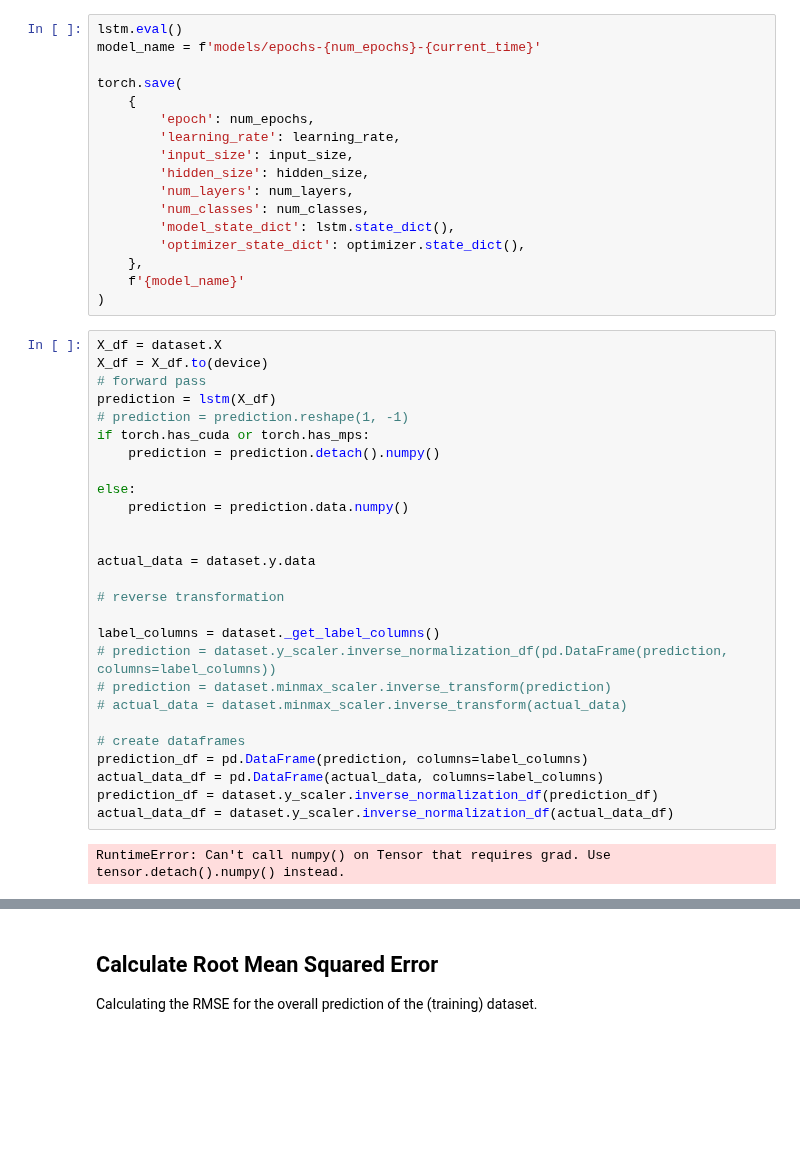
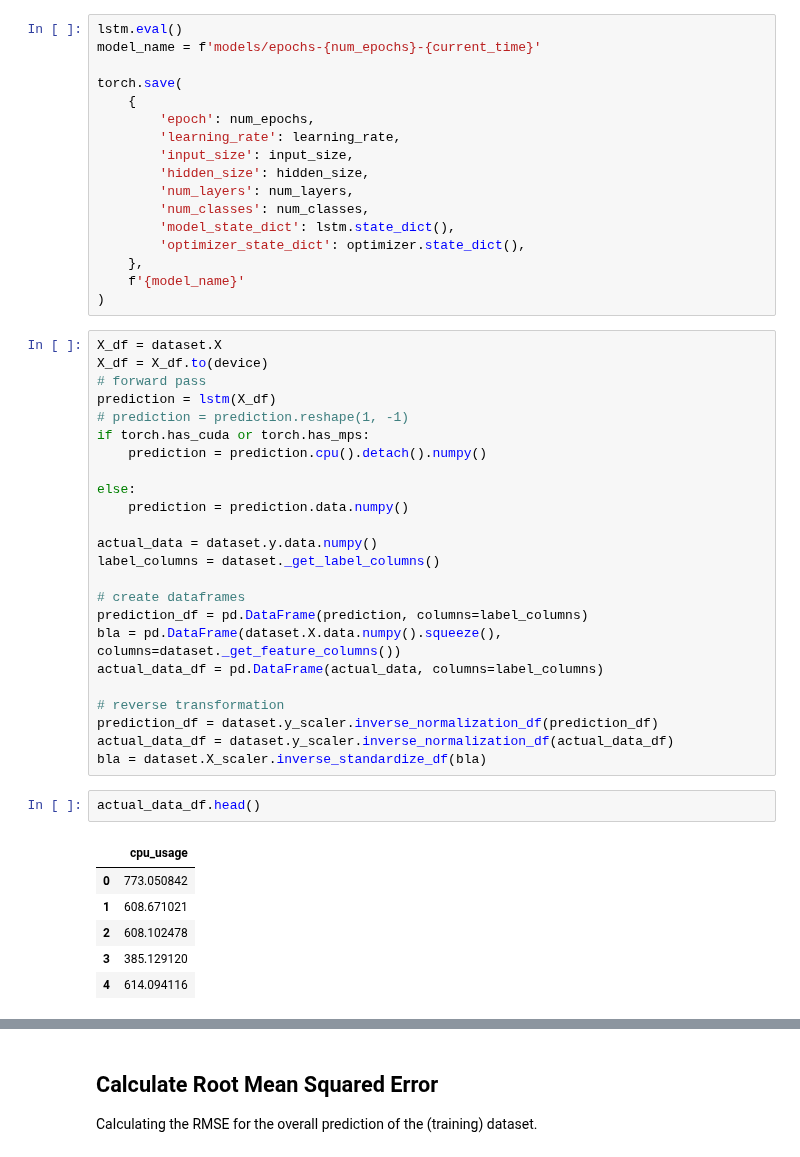
Before and after one commit to MyGodItsFull0fStars/alibaba_clusterdata, a Jupyter notebook: cluster-trace-gpu-v2020/prediction/lstm_general_prediction.ipynb, the cells around one changed output, grey strips where cells are left out. Drawn from its saved outputs; the diff is of its cells as text; blank space fills up the shorter version.

```diff
--- a/cluster-trace-gpu-v2020/prediction/lstm_general_prediction.ipynb
+++ b/cluster-trace-gpu-v2020/prediction/lstm_general_prediction.ipynb
@@ -211,25 +210,29 @@ X_df = X_df.to(device)
 prediction = lstm(X_df)
 # prediction = prediction.reshape(1, -1)
 if torch.has_cuda or torch.has_mps:
-    prediction = prediction.detach().numpy()
+    prediction = prediction.cpu().detach().numpy()
 
 else:
     prediction = prediction.data.numpy()
 
-
-actual_data = dataset.y.data
-
-# reverse transformation
-
+actual_data = dataset.y.data.numpy()
 label_columns = dataset._get_label_columns()
-# prediction = dataset.y_scaler.inverse_normalization_df(pd.DataFrame(prediction, columns=label_columns))
-# prediction = dataset.minmax_scaler.inverse_transform(prediction)
-# actual_data = dataset.minmax_scaler.inverse_transform(actual_data)
 
 # create dataframes
 prediction_df = pd.DataFrame(prediction, columns=label_columns)
+bla = pd.DataFrame(dataset.X.data.numpy().squeeze(), columns=dataset._get_feature_columns())
 actual_data_df = pd.DataFrame(actual_data, columns=label_columns)
+
+# reverse transformation
 prediction_df = dataset.y_scaler.inverse_normalization_df(prediction_df)
 actual_data_df = dataset.y_scaler.inverse_normalization_df(actual_data_df)
+bla = dataset.X_scaler.inverse_standardize_df(bla)
-# %% [output]
-RuntimeError: Can't call numpy() on Tensor that requires grad. Use tensor.detach().numpy() instead.
+# %%
+actual_data_df.head()
+# %% [output]
+|  | cpu_usage |
+| 0 | 773.050842 |
+| 1 | 608.671021 |
+| 2 | 608.102478 |
+| 3 | 385.129120 |
+| 4 | 614.094116 |
```
Also changed, not shown: parts of 17 cells of this notebook.
